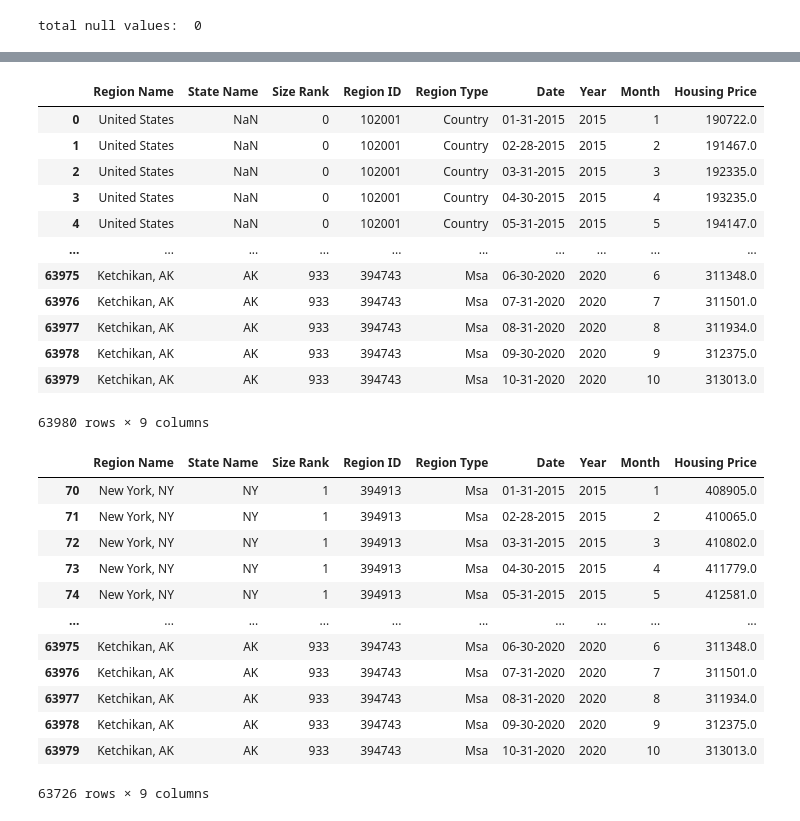
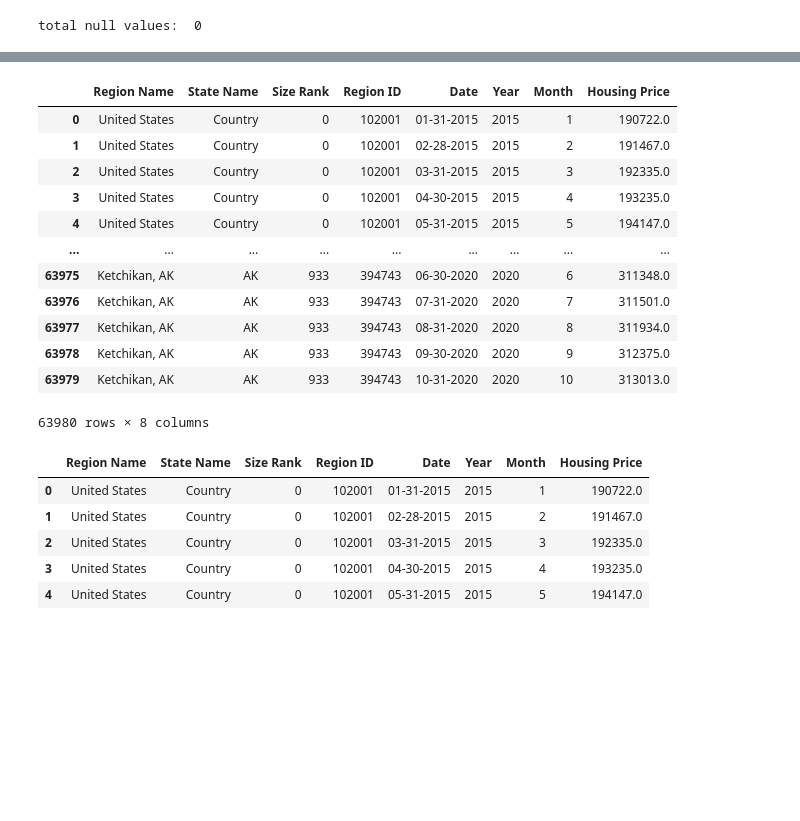
Before and after one commit to PlainJane20/Project-One, a Jupyter notebook: Coding/UE_Rates_NS-Alicia.ipynb, the cells around one changed output, grey strips where cells are left out. Cells and saved outputs as stored; diff of their text form; code cells hidden in the pictures; blank space fills up the shorter version.

```diff
--- a/Coding/UE_Rates_NS-Alicia.ipynb
+++ b/Coding/UE_Rates_NS-Alicia.ipynb
@@ -107,7 +109,7 @@ real_estate_data.head()
 # %%
 # Creating a list
 real_estate_date = []
-column_names = ["RegionName", "StateName", "SizeRank", "RegionID", "RegionType"]
+column_names = ["RegionName", "StateName", "SizeRank", "RegionID"]
 for x in real_estate_data.columns:
     if x not in column_names:
         real_estate_date.append(x)
@@ -118,7 +120,6 @@ for i, row in real_estate_data.iterrows():
     state_name = row["StateName"]
     size_rank = row["SizeRank"]
     region_id = row["RegionID"]
-    region_type = row["RegionType"]
     for x in real_estate_date:
         dat = x.split("/")
         a ={
@@ -126,7 +127,6 @@ for i, row in real_estate_data.iterrows():
             "State Name": state_name,
             "Size Rank": size_rank,
             "Region ID": region_id,
-            "Region Type": region_type,
             "Date": f"{dat[0].rjust(2, '0')}-{dat[1].rjust(2, '0')}-{dat[2]}",
             "Year": dat[2],
             "Month": dat[0],
@@ -138,36 +138,29 @@ for i, row in real_estate_data.iterrows():
 new_RE_df = pd.DataFrame(real_estate_df)
 new_RE_df
 # %% [output]
-|  | Region Name | State Name | Size Rank | Region ID | Region Type | Date | Year | Month | Housing Price |
-| 0 | United States | NaN | 0 | 102001 | Country | 01-31-2015 | 2015 | 1 | 190722.0 |
-| 1 | United States | NaN | 0 | 102001 | Country | 02-28-2015 | 2015 | 2 | 191467.0 |
-| 2 | United States | NaN | 0 | 102001 | Country | 03-31-2015 | 2015 | 3 | 192335.0 |
-| 3 | United States | NaN | 0 | 102001 | Country | 04-30-2015 | 2015 | 4 | 193235.0 |
-| 4 | United States | NaN | 0 | 102001 | Country | 05-31-2015 | 2015 | 5 | 194147.0 |
-| ... | ... | ... | ... | ... | ... | ... | ... | ... | ... |
-| 63975 | Ketchikan, AK | AK | 933 | 394743 | Msa | 06-30-2020 | 2020 | 6 | 311348.0 |
-| 63976 | Ketchikan, AK | AK | 933 | 394743 | Msa | 07-31-2020 | 2020 | 7 | 311501.0 |
-| 63977 | Ketchikan, AK | AK | 933 | 394743 | Msa | 08-31-2020 | 2020 | 8 | 311934.0 |
-| 63978 | Ketchikan, AK | AK | 933 | 394743 | Msa | 09-30-2020 | 2020 | 9 | 312375.0 |
-| 63979 | Ketchikan, AK | AK | 933 | 394743 | Msa | 10-31-2020 | 2020 | 10 | 313013.0 |
+|  | Region Name | State Name | Size Rank | Region ID | Date | Year | Month | Housing Price |
+| 0 | United States | Country | 0 | 102001 | 01-31-2015 | 2015 | 1 | 190722.0 |
+| 1 | United States | Country | 0 | 102001 | 02-28-2015 | 2015 | 2 | 191467.0 |
+| 2 | United States | Country | 0 | 102001 | 03-31-2015 | 2015 | 3 | 192335.0 |
+| 3 | United States | Country | 0 | 102001 | 04-30-2015 | 2015 | 4 | 193235.0 |
+| 4 | United States | Country | 0 | 102001 | 05-31-2015 | 2015 | 5 | 194147.0 |
+| ... | ... | ... | ... | ... | ... | ... | ... | ... |
+| 63975 | Ketchikan, AK | AK | 933 | 394743 | 06-30-2020 | 2020 | 6 | 311348.0 |
+| 63976 | Ketchikan, AK | AK | 933 | 394743 | 07-31-2020 | 2020 | 7 | 311501.0 |
+| 63977 | Ketchikan, AK | AK | 933 | 394743 | 08-31-2020 | 2020 | 8 | 311934.0 |
+| 63978 | Ketchikan, AK | AK | 933 | 394743 | 09-30-2020 | 2020 | 9 | 312375.0 |
+| 63979 | Ketchikan, AK | AK | 933 | 394743 | 10-31-2020 | 2020 | 10 | 313013.0 |
-63980 rows × 9 columns
+63980 rows × 8 columns
 # %%
 # drop NA from the dataframe
 new_RE_df = new_RE_df.dropna(how="any")
-new_RE_df
+new_RE_df.head()
 # %% [output]
-|  | Region Name | State Name | Size Rank | Region ID | Region Type | Date | Year | Month | Housing Price |
-| 70 | New York, NY | NY | 1 | 394913 | Msa | 01-31-2015 | 2015 | 1 | 408905.0 |
-| 71 | New York, NY | NY | 1 | 394913 | Msa | 02-28-2015 | 2015 | 2 | 410065.0 |
-| 72 | New York, NY | NY | 1 | 394913 | Msa | 03-31-2015 | 2015 | 3 | 410802.0 |
-| 73 | New York, NY | NY | 1 | 394913 | Msa | 04-30-2015 | 2015 | 4 | 411779.0 |
-| 74 | New York, NY | NY | 1 | 394913 | Msa | 05-31-2015 | 2015 | 5 | 412581.0 |
-| ... | ... | ... | ... | ... | ... | ... | ... | ... | ... |
-| 63975 | Ketchikan, AK | AK | 933 | 394743 | Msa | 06-30-2020 | 2020 | 6 | 311348.0 |
-| 63976 | Ketchikan, AK | AK | 933 | 394743 | Msa | 07-31-2020 | 2020 | 7 | 311501.0 |
-| 63977 | Ketchikan, AK | AK | 933 | 394743 | Msa | 08-31-2020 | 2020 | 8 | 311934.0 |
-| 63978 | Ketchikan, AK | AK | 933 | 394743 | Msa | 09-30-2020 | 2020 | 9 | 312375.0 |
-| 63979 | Ketchikan, AK | AK | 933 | 394743 | Msa | 10-31-2020 | 2020 | 10 | 313013.0 |
+|  | Region Name | State Name | Size Rank | Region ID | Date | Year | Month | Housing Price |
+| 0 | United States | Country | 0 | 102001 | 01-31-2015 | 2015 | 1 | 190722.0 |
+| 1 | United States | Country | 0 | 102001 | 02-28-2015 | 2015 | 2 | 191467.0 |
+| 2 | United States | Country | 0 | 102001 | 03-31-2015 | 2015 | 3 | 192335.0 |
+| 3 | United States | Country | 0 | 102001 | 04-30-2015 | 2015 | 4 | 193235.0 |
+| 4 | United States | Country | 0 | 102001 | 05-31-2015 | 2015 | 5 | 194147.0 |
-63726 rows × 9 columns
 # %%
 no_duplicate_RE_df = new_RE_df.drop_duplicates()
```
Also changed, not shown: parts of 23 cells of this notebook.
